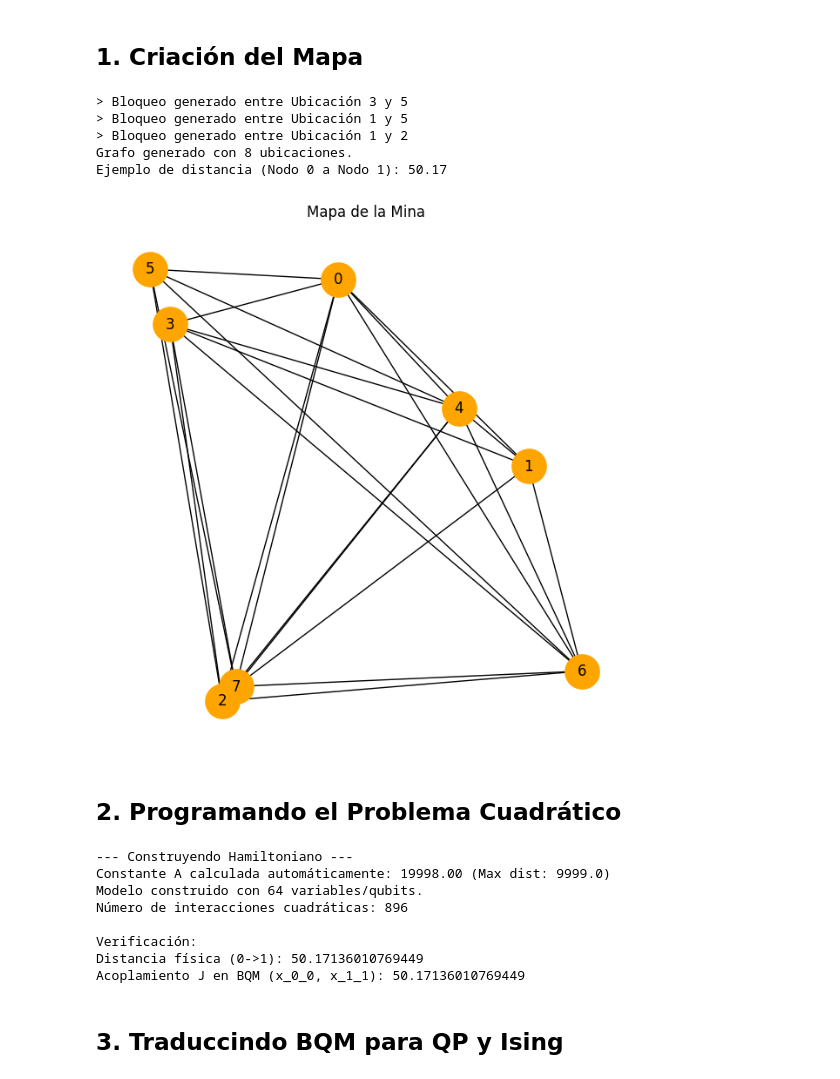
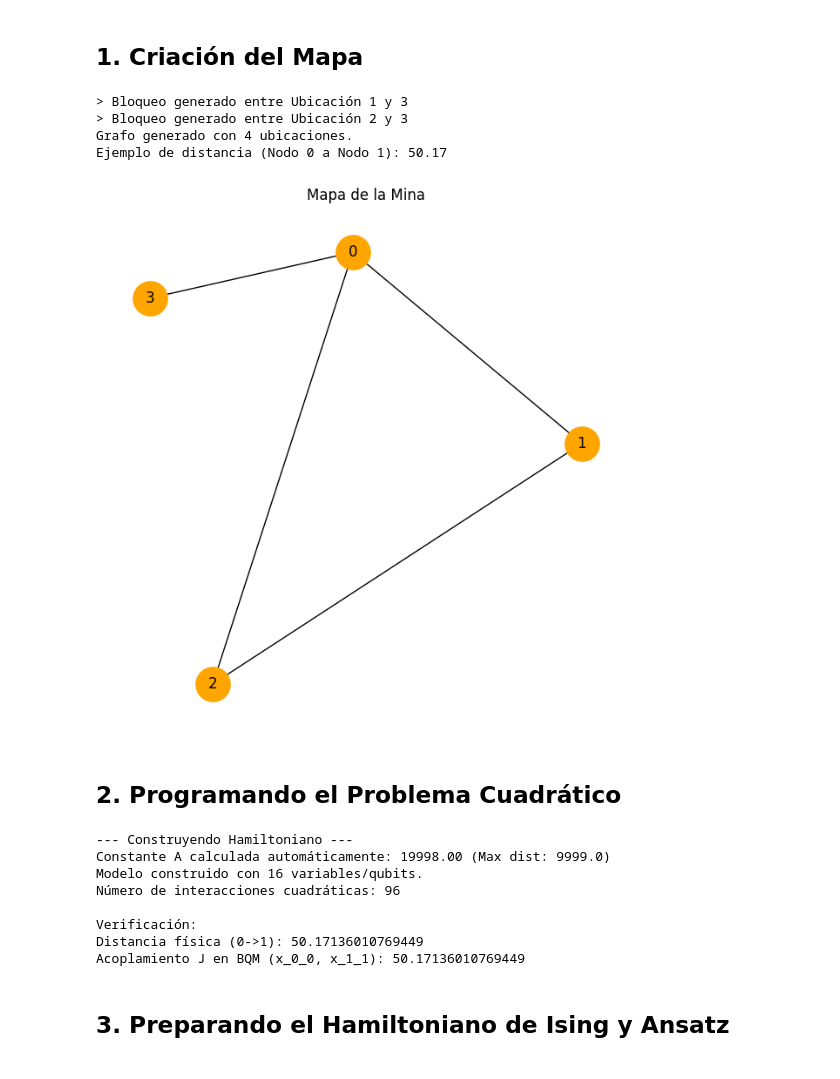
Before and after one commit to KaueMiziara/SEPCC25hackathon, a Jupyter notebook: cepcc25.ipynb, the cells around one changed output. Drawn from its saved outputs; the diff is of its cells as text; code cells hidden in the pictures.

```diff
--- a/cepcc25.ipynb
+++ b/cepcc25.ipynb
@@ -52,21 +53,20 @@ def plot_graph(G, pos):
     plt.title("Mapa de la Mina")
     plt.show()
 # %%
-N = 8
+N = 4
 # %%
-G_mina, matriz_distancias, posiciones = crear_grafo_mina(N, n_bloqueos=3)
+G_mina, matriz_distancias, posiciones = crear_grafo_mina(N, n_bloqueos=2)
 
 print(f"Grafo generado con {N} ubicaciones.")
 print("Ejemplo de distancia (Nodo 0 a Nodo 1):", f"{matriz_distancias[0][1]:.2f}")
 
 plot_graph(G_mina, posiciones)
 # %% [output]
-> Bloqueo generado entre Ubicación 3 y 5
-> Bloqueo generado entre Ubicación 1 y 5
-> Bloqueo generado entre Ubicación 1 y 2
-Grafo generado con 8 ubicaciones.
+> Bloqueo generado entre Ubicación 1 y 3
+> Bloqueo generado entre Ubicación 2 y 3
+Grafo generado con 4 ubicaciones.
 Ejemplo de distancia (Nodo 0 a Nodo 1): 50.17
-[figure, old version]
+[figure, new version]
 # %% [markdown]
 ## 2. Programando el Problema Cuadrático
 # %%
@@ -150,12 +150,12 @@ print(f"Acoplamiento J en BQM ({var_salida}, {var_llegada}): {bias_cuadratico}")
 # %% [output]
 --- Construyendo Hamiltoniano ---
 Constante A calculada automáticamente: 19998.00 (Max dist: 9999.0)
-Modelo construido con 64 variables/qubits.
-Número de interacciones cuadráticas: 896
+Modelo construido con 16 variables/qubits.
+Número de interacciones cuadráticas: 96
 
 Verificación:
 Distancia física (0->1): 50.17136010769449
 Acoplamiento J en BQM (x_0_0, x_1_1): 50.17136010769449
 # %% [markdown]
-## 3. Traduccindo BQM para QP y Ising
+## 3. Preparando el Hamiltoniano de Ising y Ansatz
 # %%
```
Also changed, not shown: parts of 20 cells of this notebook.
